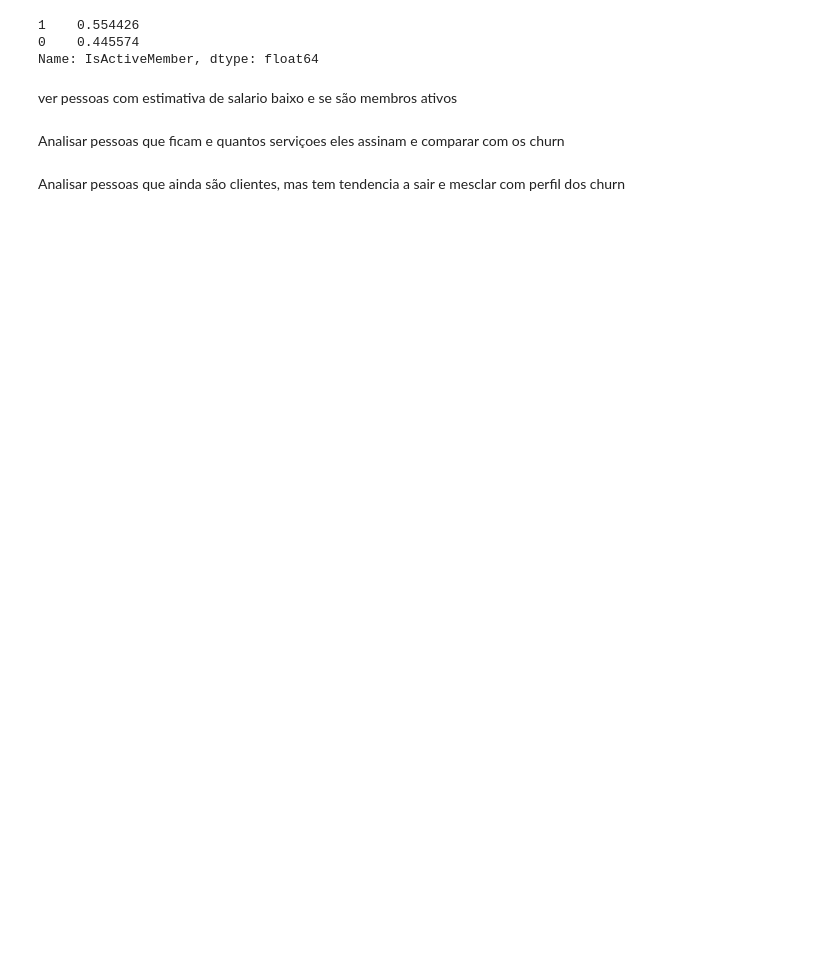
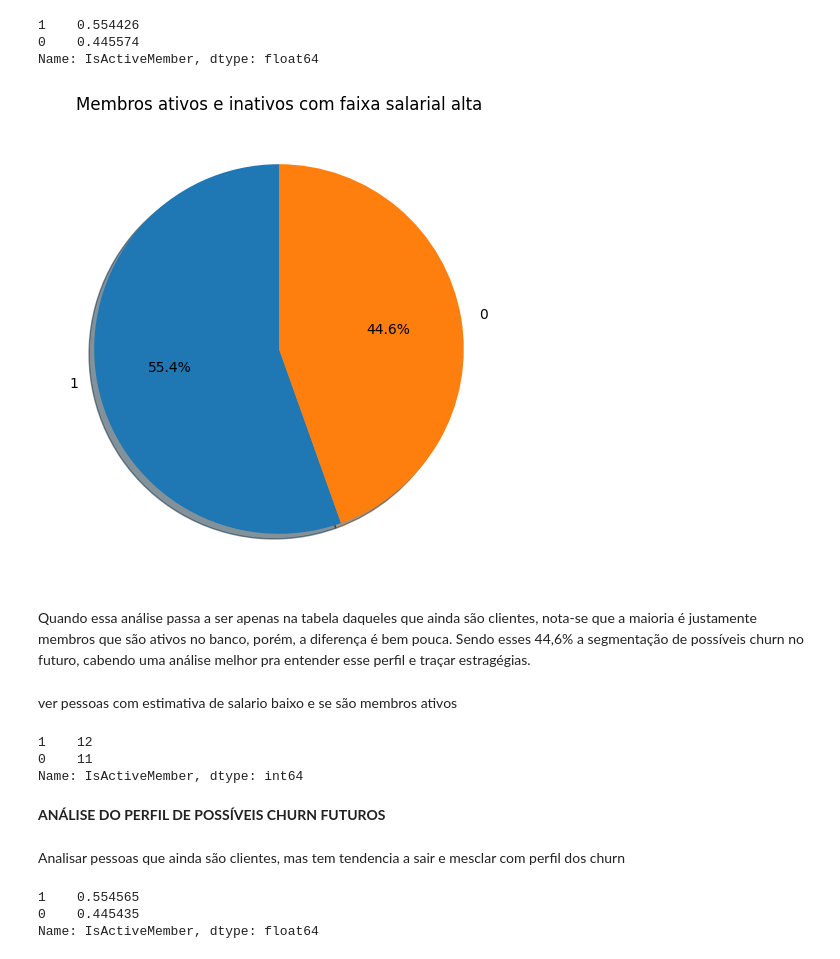
Before and after one commit to mclararibeiro/Ada-tech, a Jupyter notebook: analise_exploratoria_de_dados/nova_analise.ipynb, the cells around one changed output. Drawn from its saved outputs; the diff is of its cells as text; code cells hidden in the pictures; blank space fills up the shorter version.

```diff
--- a/analise_exploratoria_de_dados/nova_analise.ipynb
+++ b/analise_exploratoria_de_dados/nova_analise.ipynb
@@ -276,14 +308,31 @@ Name: Faixa salarial, dtype: int64
 # %%
 #Porcentagem de pessoas que são clientes e membros ativos e tem faixa salarial alta
 membros_ativos_clientes = tabela_quanti_stayed.loc[tabela_quanti_stayed['Faixa salarial']=='alto']
-membros_ativos_clientes['IsActiveMember'].value_counts(normalize=True)
+porcentagem_clientes_ativos = membros_ativos_clientes['IsActiveMember'].value_counts(normalize=True)
+porcentagem_clientes_ativos
 # %% [output]
 1    0.554426
 0    0.445574
 Name: IsActiveMember, dtype: float64
+# %%
+plt.figure(figsize =(15,6))
+plt.title("Membros ativos e inativos com faixa salarial alta")
+plt.pie(porcentagem_clientes_ativos, labels = porcentagem_clientes_ativos.index,shadow = True, startangle=90, autopct='%1.1f%%')
+plt.show()
+# %% [output]
+[figure, added]
+# %% [markdown]
+Quando essa análise passa a ser apenas na tabela daqueles que ainda são clientes, nota-se que a maioria é justamente membros que são ativos no banco, porém, a diferença é bem pouca. Sendo esses 44,6% a segmentação de possíveis churn no futuro, cabendo uma análise melhor pra entender esse perfil e traçar estragégias.
 # %% [markdown]
 ver pessoas com estimativa de salario baixo e se são membros ativos
-# %% [markdown]
-Analisar pessoas que ficam e quantos serviçoes eles assinam e comparar com os churn
+# %%
+salario_baixo = tabela_quanti.loc[tabela_quanti['Faixa salarial'] == 'baixo']
+salario_baixo['IsActiveMember'].value_counts()
+# %% [output]
+1    12
+0    11
+Name: IsActiveMember, dtype: int64
+# %% [markdown]
+**ANÁLISE DO PERFIL DE POSSÍVEIS CHURN FUTUROS**
 # %% [markdown]
 Analisar pessoas que ainda são clientes, mas tem tendencia a sair e mesclar com perfil dos churn
@@ -289,0 +341,6 @@ Analisar pessoas que ainda são clientes, mas tem tendencia a sair e mesclar com
+# %%
+clientes['IsActiveMember'].value_counts(normalize=True)
+# %% [output]
+1    0.554565
+0    0.445435
+Name: IsActiveMember, dtype: float64
```
Also changed, not shown: parts of 15 cells of this notebook.
